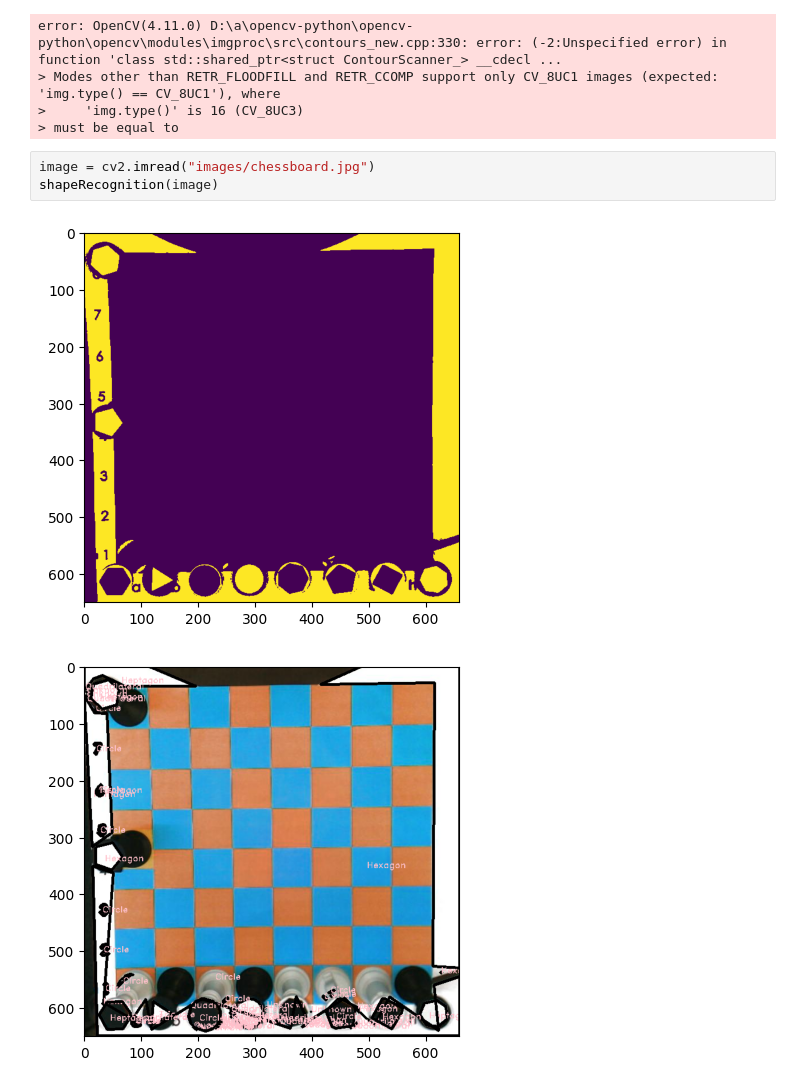
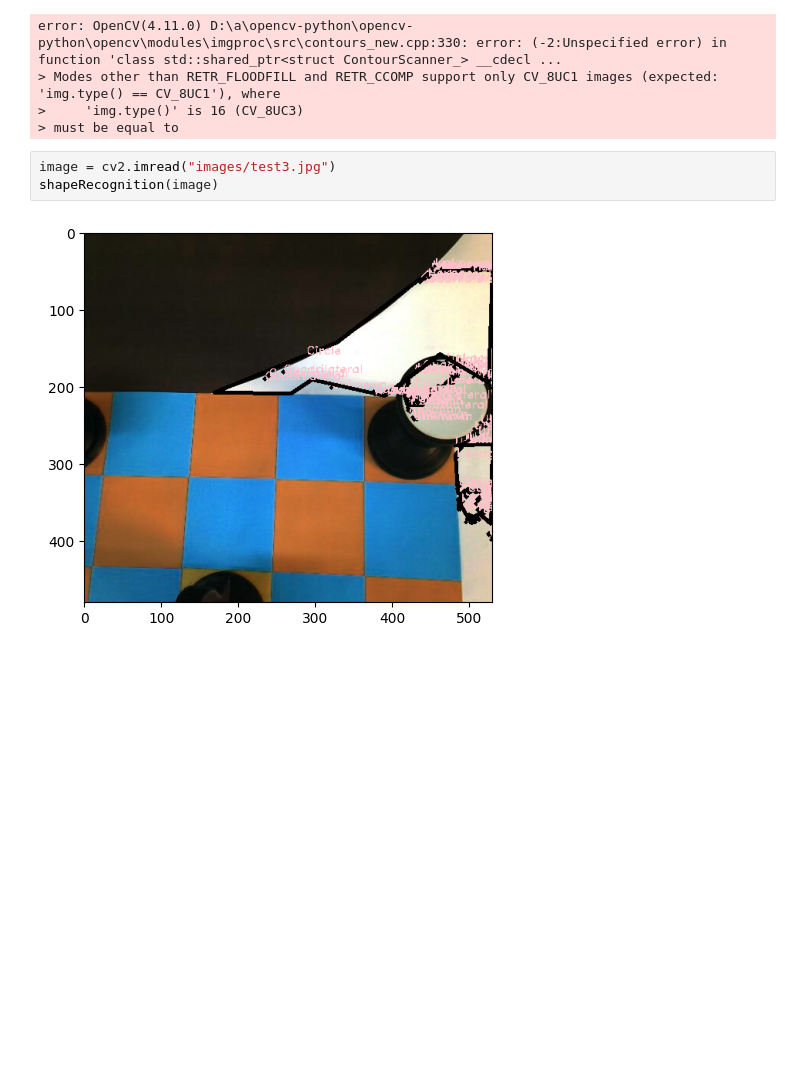
Before and after one commit to SamAdams1/ur3Chess, a Jupyter notebook: computerVision.ipynb, the cells around one changed output. Drawn from its saved outputs; the diff is of its cells as text; blank space fills up the shorter version.

```diff
--- a/computerVision.ipynb
+++ b/computerVision.ipynb
@@ -406,8 +411,7 @@ error: OpenCV(4.11.0) D:\a\opencv-python\opencv-python\opencv\modules\imgproc\sr
 >     'img.type()' is 16 (CV_8UC3)
 > must be equal to
 # %%
-image = cv2.imread("images/chessboard.jpg")
+image = cv2.imread("images/test3.jpg")
 shapeRecognition(image)
 # %% [output]
-[figure, old version]
+[figure, new version]
-[figure, removed]
```
Also changed, not shown: parts of 7 cells of this notebook, 6 other files.
